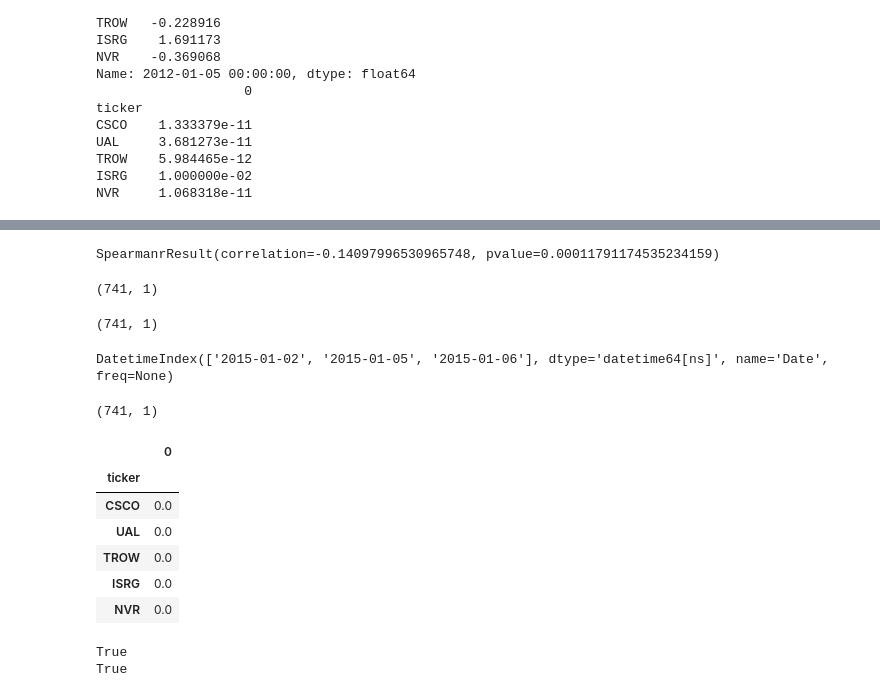
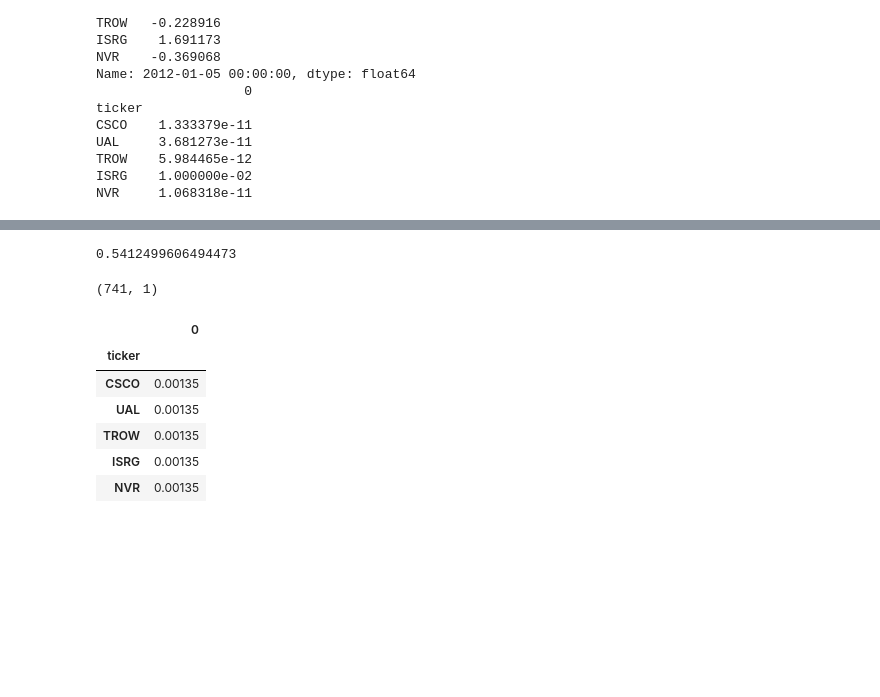
Before and after one commit to rwuebker/backtesting, a Jupyter notebook: backtesting_CVX.ipynb, the cells around one changed output, grey strips where cells are left out. Saved outputs shown, nothing was run; the diff lists cells and outputs as text; code cells hidden in the pictures; blank space fills up the shorter version.

Commit message:
adds backtesting function and stores holdings

```diff
--- a/backtesting_CVX.ipynb
+++ b/backtesting_CVX.ipynb
@@ -409,35 +410,20 @@ print(r.shape)
-# %%
-spearmanr(av, r) # not good possibly because too many values are zero in holdings
-# %% [output]
-SpearmanrResult(correlation=-0.14097996530965748, pvalue=0.00011791174535234159)
-# %%
-rank_av = alpha_vector.rank().values.reshape(741, 1)
-rank_av.shape
-# %% [output]
-(741, 1)
-# %%
-rank_r = result.rank().values
-rank_r.shape
-# %% [output]
-(741, 1)
-# %%
-test_period = momentum.loc[momentum.index.year==2015].index[:3]
-test_period
-# %% [output]
-DatetimeIndex(['2015-01-02', '2015-01-05', '2015-01-06'], dtype='datetime64[ns]', name='Date', freq=None)
+# %%
+get_transfer_coefficient(av, r)
+# %% [output]
+0.5412499606494473
 # %%
-initial_holdings = pd.DataFrame(np.zeros((len(alpha_vector), 1)), index=momentum.columns)
+initial_holdings = pd.DataFrame(np.ones((len(alpha_vector), 1)), index=momentum.columns) / len(alpha_vector)
 print(initial_holdings.shape)
 initial_holdings.head()
 # %% [output]
 (741, 1)
 |  | 0 |
 | ticker |  |
-| CSCO | 0.0 |
-| UAL | 0.0 |
-| TROW | 0.0 |
-| ISRG | 0.0 |
-| NVR | 0.0 |
+| CSCO | 0.00135 |
+| UAL | 0.00135 |
+| TROW | 0.00135 |
+| ISRG | 0.00135 |
+| NVR | 0.00135 |
 # %%
 
 def backtest(holdings, days, alpha, aum):
@@ -474,6 +467 @@ def backtest(holdings, days, alpha, aum):
     return port
-# %%
-port = backtest(initial_holdings, 1, momentum, 50000000)
-# %% [output]
-True
-True
```
Also changed, not shown: parts of 10 cells of this notebook.
